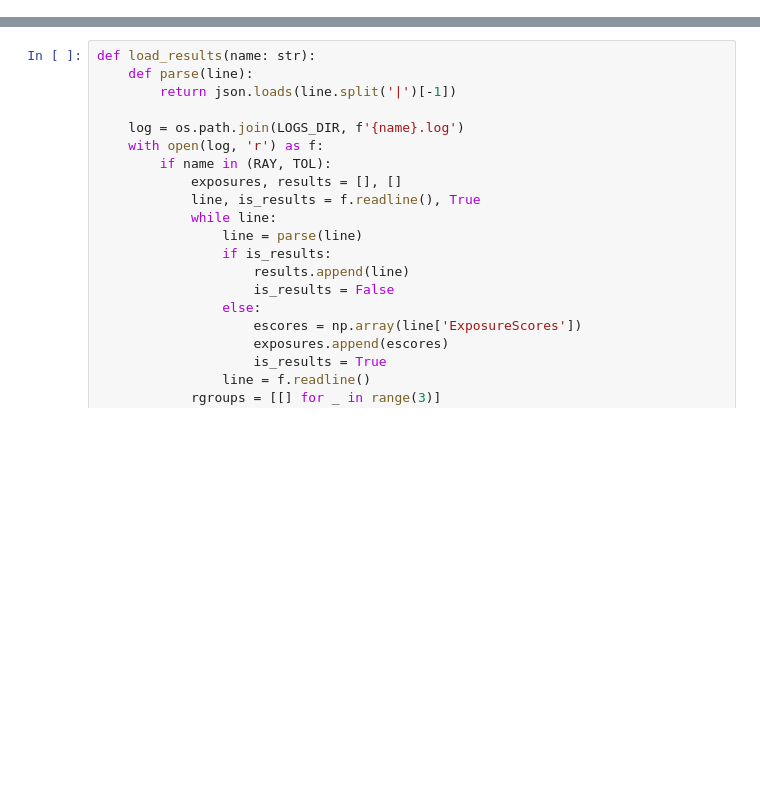
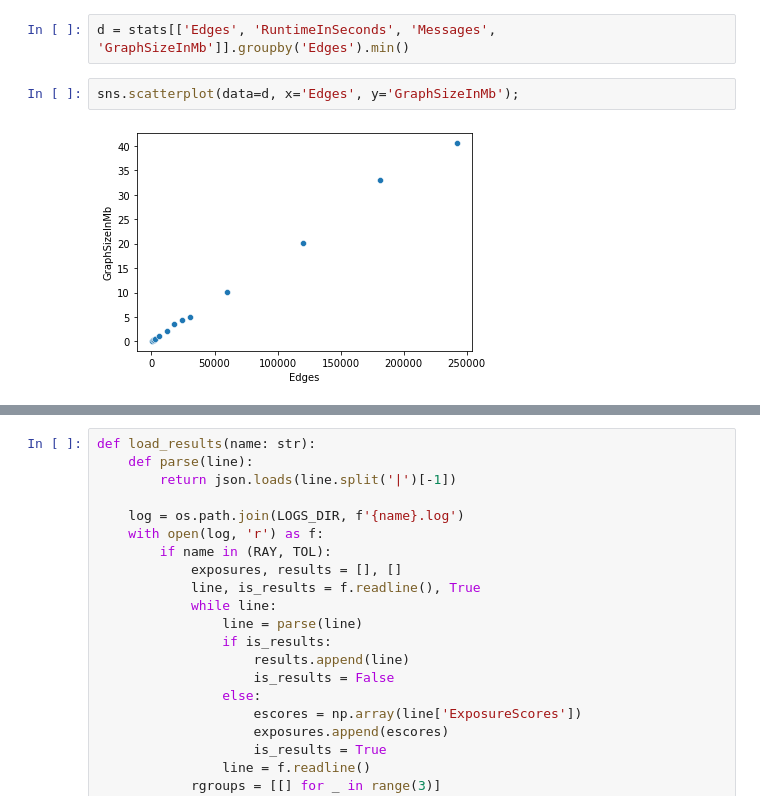
Before and after one commit to cwru-xlab/sharetrace-ray, a Jupyter notebook: evaluation/Evaluation.ipynb, the cells around one changed output, grey strips where cells are left out. Cells and saved outputs as stored; diff of their text form; blank space fills up the shorter version.

```diff
--- a/evaluation/Evaluation.ipynb
+++ b/evaluation/Evaluation.ipynb
@@ -14,0 +61,6 @@ import pymetis
+# %%
+d = stats[['Edges', 'RuntimeInSeconds', 'Messages', 'GraphSizeInMb']].groupby('Edges').min()
+# %%
+sns.scatterplot(data=d, x='Edges', y='GraphSizeInMb');
+# %% [output]
+[figure, added]
```
Also changed, not shown: parts of 9 cells of this notebook, 7 other files.
